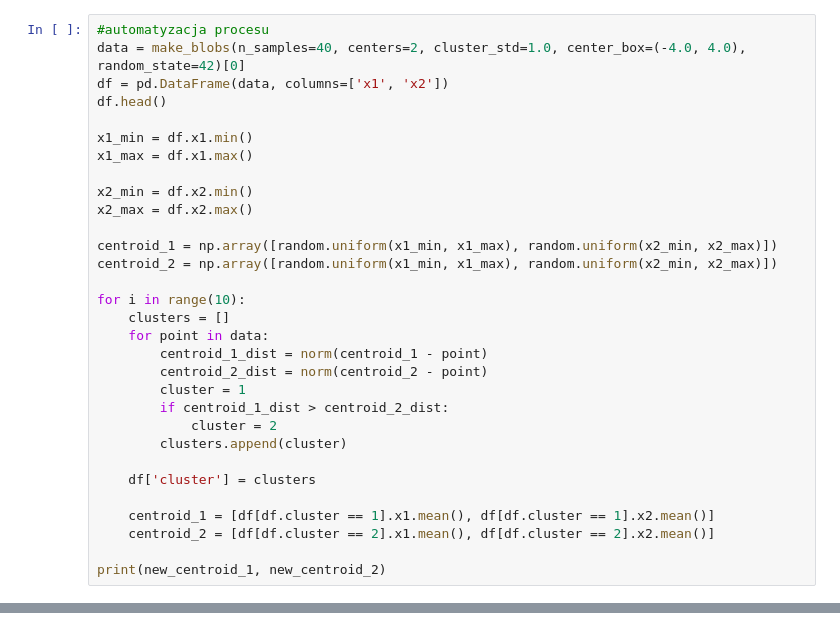
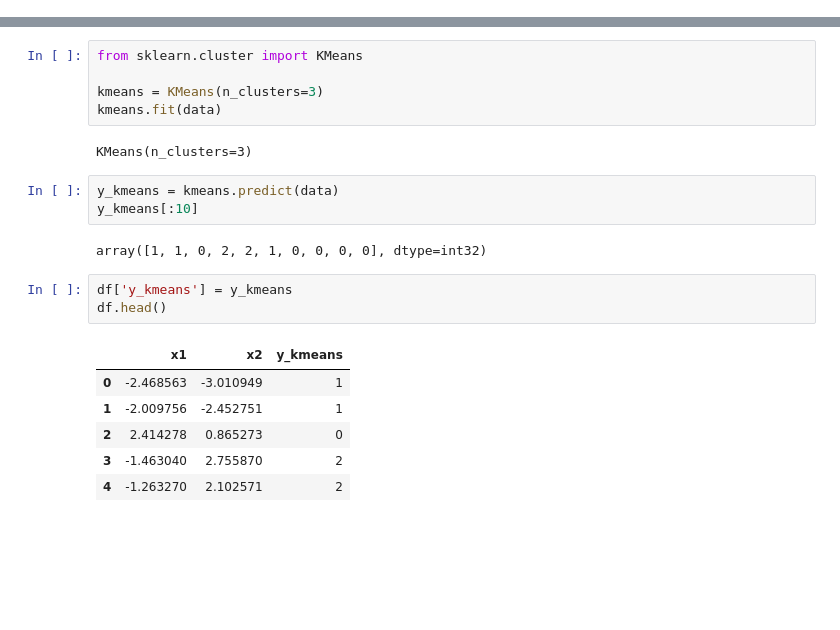
Before and after one commit to adrian5520/Machine-learning, a Jupyter notebook: basics/02_k_means.ipynb, the cells around one changed output, grey strips where cells are left out. Cells and saved outputs as stored; diff of their text form; blank space fills up the shorter version.

```diff
--- a/basics/02_k_means.ipynb
+++ b/basics/02_k_means.ipynb
@@ -189,31 +22,0 @@ fig.update_layout(showlegend=False)
-# %%
-#automatyzacja procesu
-data = make_blobs(n_samples=40, centers=2, cluster_std=1.0, center_box=(-4.0, 4.0), random_state=42)[0]
-df = pd.DataFrame(data, columns=['x1', 'x2'])
-df.head()
-
-x1_min = df.x1.min()
-x1_max = df.x1.max()
-
-x2_min = df.x2.min()
-x2_max = df.x2.max()
-
-centroid_1 = np.array([random.uniform(x1_min, x1_max), random.uniform(x2_min, x2_max)])
-centroid_2 = np.array([random.uniform(x1_min, x1_max), random.uniform(x2_min, x2_max)])
-
-for i in range(10):
-    clusters = []
-    for point in data:
-        centroid_1_dist = norm(centroid_1 - point)
-        centroid_2_dist = norm(centroid_2 - point)
-        cluster = 1
-        if centroid_1_dist > centroid_2_dist:
-            cluster = 2
-        clusters.append(cluster)
-
-    df['cluster'] = clusters
-
-    centroid_1 = [df[df.cluster == 1].x1.mean(), df[df.cluster == 1].x2.mean()]
-    centroid_2 = [df[df.cluster == 2].x1.mean(), df[df.cluster == 2].x2.mean()]
-
-print(new_centroid_1, new_centroid_2)
@@ -230,0 +23,22 @@ fig.update_layout(showlegend=False)
+# %%
+from sklearn.cluster import KMeans
+
+kmeans = KMeans(n_clusters=3)
+kmeans.fit(data)
+# %% [output]
+KMeans(n_clusters=3)
+# %%
+y_kmeans = kmeans.predict(data)
+y_kmeans[:10]
+# %% [output]
+array([1, 1, 0, 2, 2, 1, 0, 0, 0, 0], dtype=int32)
+# %%
+df['y_kmeans'] = y_kmeans
+df.head()
+# %% [output]
+|  | x1 | x2 | y_kmeans |
+| 0 | -2.468563 | -3.010949 | 1 |
+| 1 | -2.009756 | -2.452751 | 1 |
+| 2 | 2.414278 | 0.865273 | 0 |
+| 3 | -1.463040 | 2.755870 | 2 |
+| 4 | -1.263270 | 2.102571 | 2 |
```
Also changed, not shown: parts of 21 cells of this notebook.
